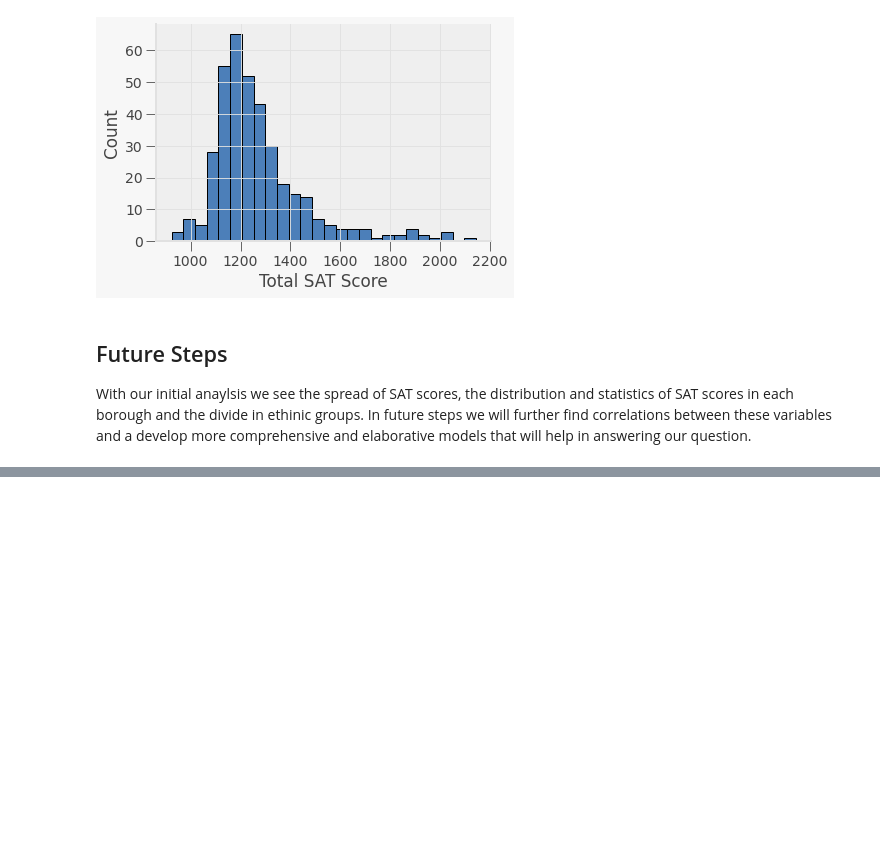
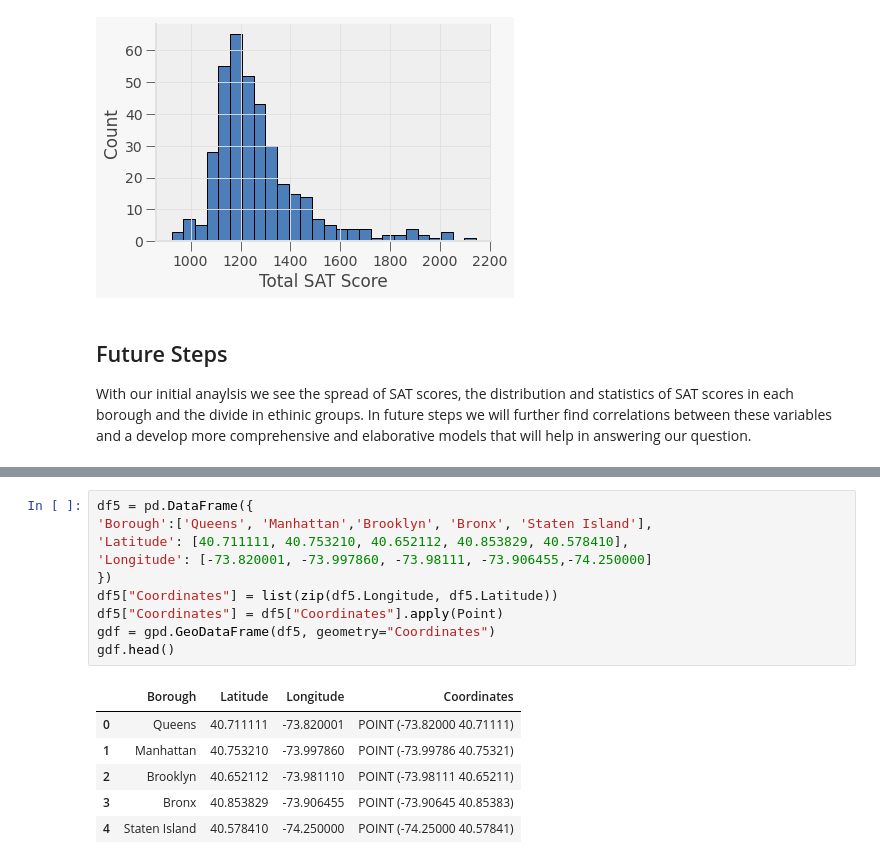
Before and after one commit to ECO225W2022/ECO225-arhammalik1, a Jupyter notebook: Project 1.ipynb, the cells around one changed output, grey strips where cells are left out. Cells and saved outputs as stored; diff of their text form; blank space fills up the shorter version.

```diff
--- a/Project 1.ipynb
+++ b/Project 1.ipynb
@@ -243,0 +258,17 @@ With our initial anaylsis we see the spread of SAT scores, the distribution and
+# %%
+df5 = pd.DataFrame({
+'Borough':['Queens', 'Manhattan','Brooklyn', 'Bronx', 'Staten Island'],
+'Latitude': [40.711111, 40.753210, 40.652112, 40.853829, 40.578410],
+'Longitude': [-73.820001, -73.997860, -73.98111, -73.906455,-74.250000]
+})
+df5["Coordinates"] = list(zip(df5.Longitude, df5.Latitude))
+df5["Coordinates"] = df5["Coordinates"].apply(Point)
+gdf = gpd.GeoDataFrame(df5, geometry="Coordinates")
+gdf.head()
+# %% [output]
+|  | Borough | Latitude | Longitude | Coordinates |
+| 0 | Queens | 40.711111 | -73.820001 | POINT (-73.82000 40.71111) |
+| 1 | Manhattan | 40.753210 | -73.997860 | POINT (-73.99786 40.75321) |
+| 2 | Brooklyn | 40.652112 | -73.981110 | POINT (-73.98111 40.65211) |
+| 3 | Bronx | 40.853829 | -73.906455 | POINT (-73.90645 40.85383) |
+| 4 | Staten Island | 40.578410 | -74.250000 | POINT (-74.25000 40.57841) |
```
Also changed, not shown: parts of 3 cells of this notebook.
